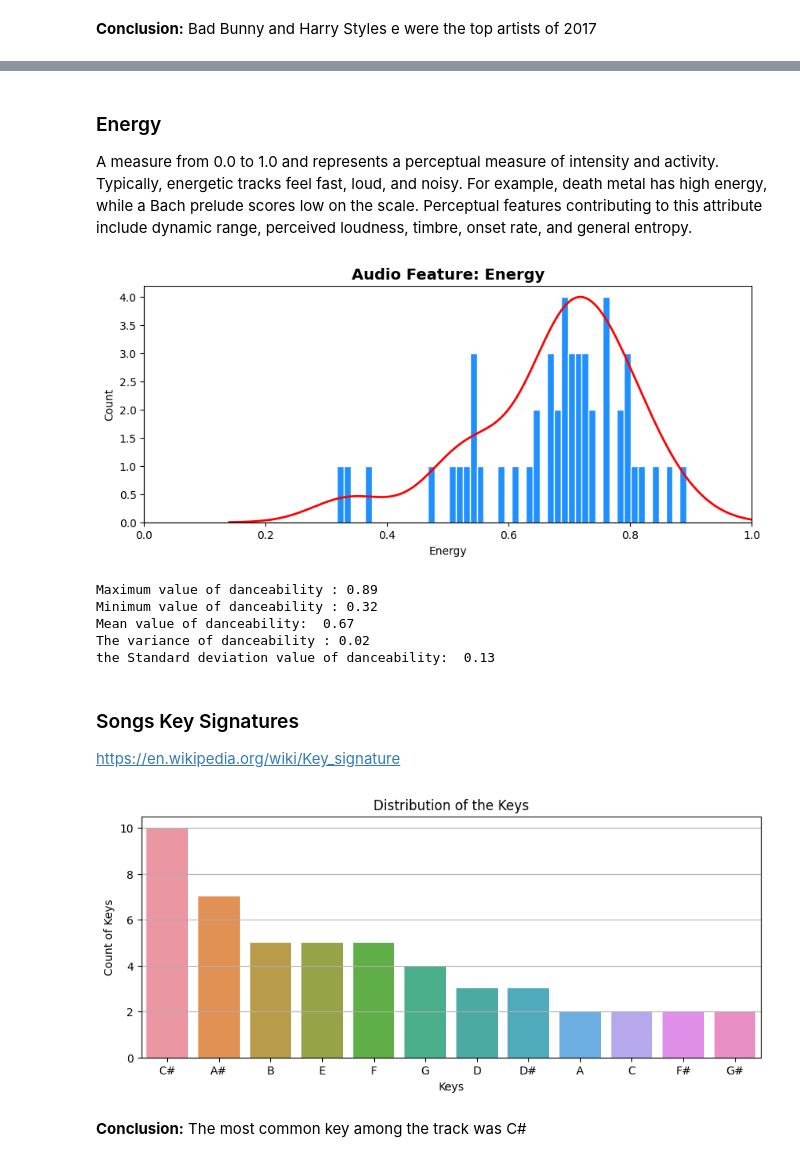
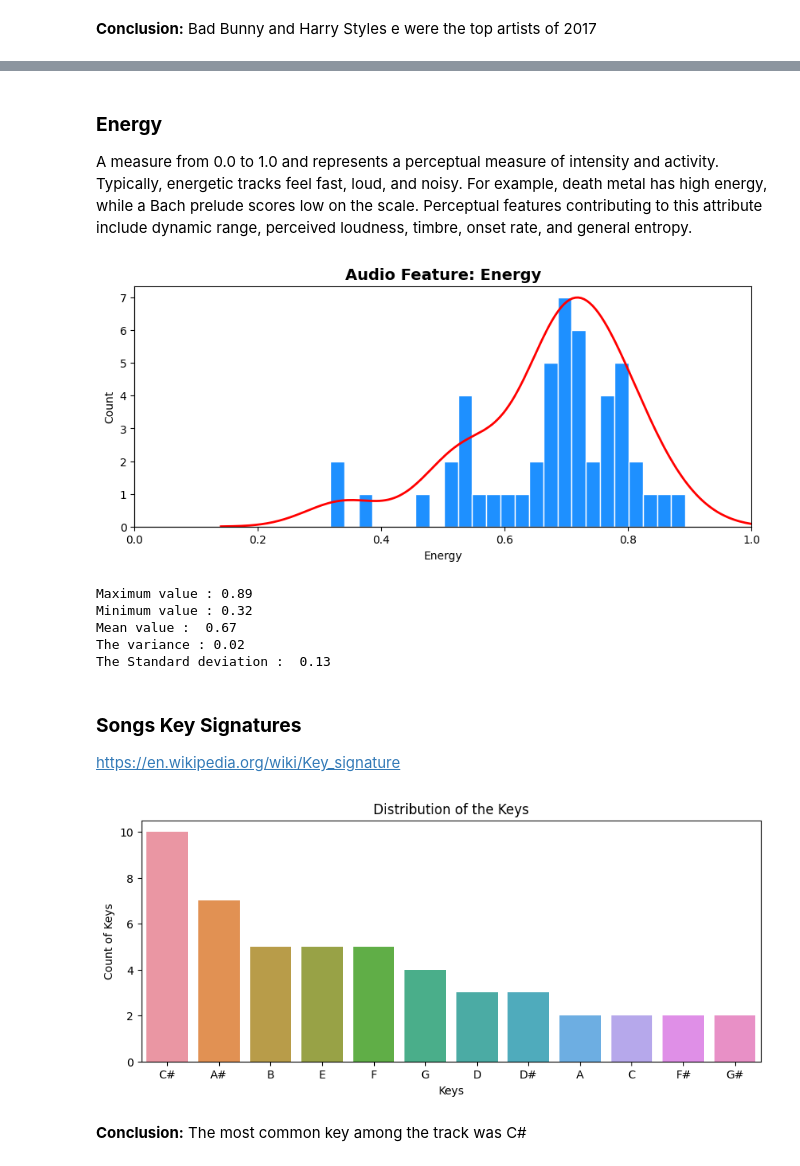
Before and after one commit to bernard-ng/unh-spotify-prediction, a Jupyter notebook: index.ipynb, the cells around one changed output, grey strips where cells are left out. Cells and saved outputs as stored; diff of their text form; code cells hidden in the pictures.

```diff
--- a/index.ipynb
+++ b/index.ipynb
@@ -253,48 +255,48 @@ the Standard deviation value of danceability:  0.13
 # %% [markdown]
-### Energy
+### **Energy**
 
 A measure from 0.0 to 1.0 and represents a perceptual measure of intensity and activity. Typically, energetic tracks
 feel fast, loud, and noisy. For example, death metal has high energy, while a Bach prelude scores low on the scale. Perceptual features contributing to this attribute include dynamic range, perceived loudness, timbre, onset rate, and general entropy.
 # %%
 energy = df['energy']
 
 # Plot the histogram
 fig, ax = plt.subplots(figsize=(10, 4), dpi=100)
-ax.hist(energy, bins=50, color='dodgerblue', edgecolor='white')
+ax.hist(energy, bins=25, color='dodgerblue', edgecolor='white')
 
 # Plot the density curve
 ax2 = ax.twinx()
 sns.kdeplot(energy, color='red', linewidth=2, ax=ax2)
 
 # Set the labels and title
 ax.set_xlabel("Energy")
 ax.set_ylabel("Count")
 ax.set_title("Audio Feature: Energy")
 ax.title.set_size(14)
 ax.title.set_weight('bold')
 
 # Remove the spines of the density curve
 ax2.spines['right'].set_visible(False)
 ax2.spines['top'].set_visible(False)
 ax2.yaxis.set_visible(False)
 
 # Set axes limits
 ax.set_xlim([0, 1])
 plt.show();
-print("Maximum value of danceability :", round(energy.max(), 2))
-print("Minimum value of danceability :", round(energy.min(), 2))
-print("Mean value of danceability: ", round(energy.mean(), 2))
-print("The variance of danceability :", round(energy.var(), 2))
-print("the Standard deviation value of danceability: ", round(energy.std(), 2))
+print("Maximum value :", round(energy.max(), 2))
+print("Minimum value :", round(energy.min(), 2))
+print("Mean value : ", round(energy.mean(), 2))
+print("The variance :", round(energy.var(), 2))
+print("The Standard deviation : ", round(energy.std(), 2))
 # %% [output]
-[figure, old version]
+[figure, new version]
-Maximum value of danceability : 0.89
-Minimum value of danceability : 0.32
-Mean value of danceability:  0.67
-The variance of danceability : 0.02
-the Standard deviation value of danceability:  0.13
+Maximum value : 0.89
+Minimum value : 0.32
+Mean value :  0.67
+The variance : 0.02
+The Standard deviation :  0.13
 # %% [markdown]
-### Songs Key Signatures
+### **Songs Key Signatures**
 
 https://en.wikipedia.org/wiki/Key_signature
 # %%
@@ -326,11 +328,10 @@ sns.barplot(x='key_name', y='n_key', data=song_keys)
 ax.set_title('Distribution of the Keys')
 ax.set_xlabel('Keys')
 ax.set_ylabel('Count of Keys')
-ax.yaxis.grid(True)
 
 plt.show();
 # %% [output]
-[figure, old version]
+[figure, new version]
 # %% [markdown]
 **Conclusion:** The most common key among the track was C#
 # %% [markdown]
```
Also changed, not shown: parts of 50 cells of this notebook, 3 other files.
